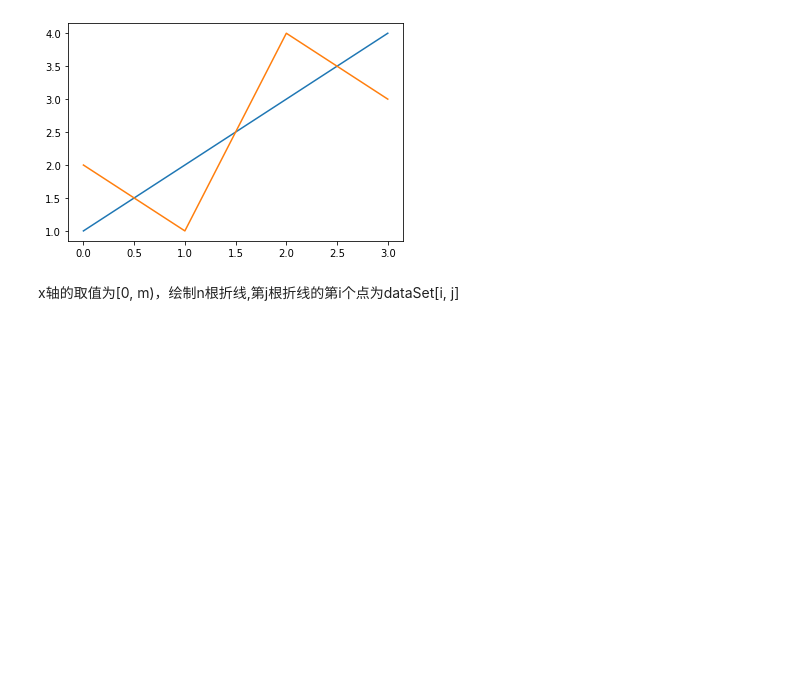
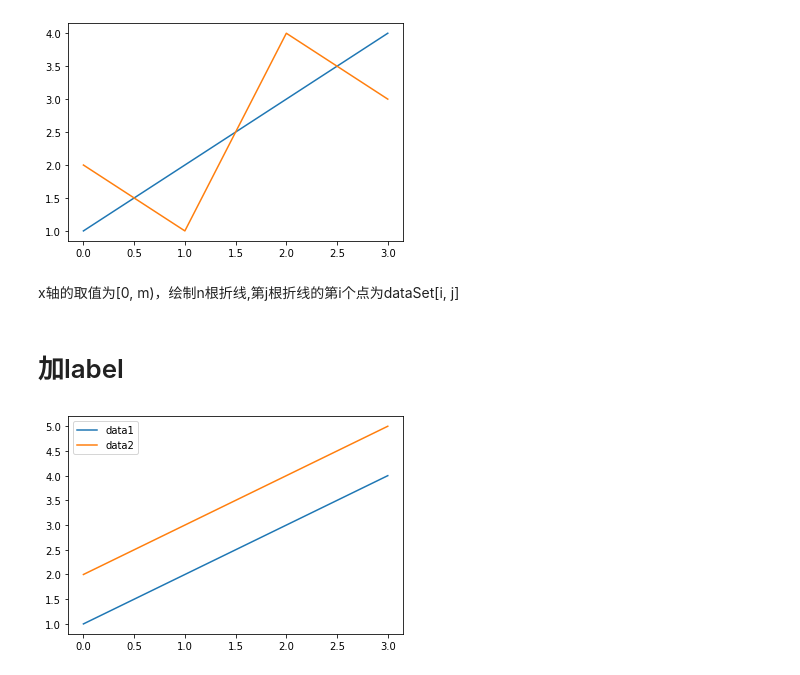
Before and after one commit to windmissing/programming_basics_for_ML, a Jupyter notebook: content/matplotlib/plot.ipynb, the cells around one changed output. Saved outputs shown, nothing was run; the diff lists cells and outputs as text; code cells hidden in the pictures; blank space fills up the shorter version.

```diff
--- a/content/matplotlib/plot.ipynb
+++ b/content/matplotlib/plot.ipynb
@@ -28,3 +28,15 @@ plt.show()
 [figure]
 # %% [markdown]
 x轴的取值为[0, m)，绘制n根折线,第j根折线的第i个点为dataSet[i, j]
+# %% [markdown]
+# 加label
+# %%
+import matplotlib.pyplot as plt
+import numpy as np
+
+plt.plot(np.array([1,2,3,4]),label="data1")
+plt.plot(np.array([2,3,4,5]),label="data2")
+plt.legend()   # 这句话一定要加！！！
+plt.show()
+# %% [output]
+[figure, added]
```
Also changed, not shown: 1 other file.
